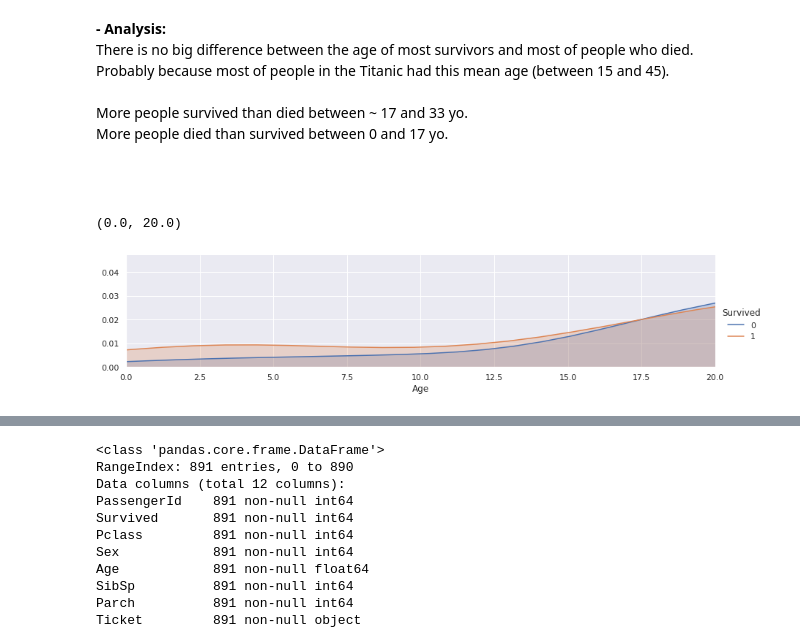
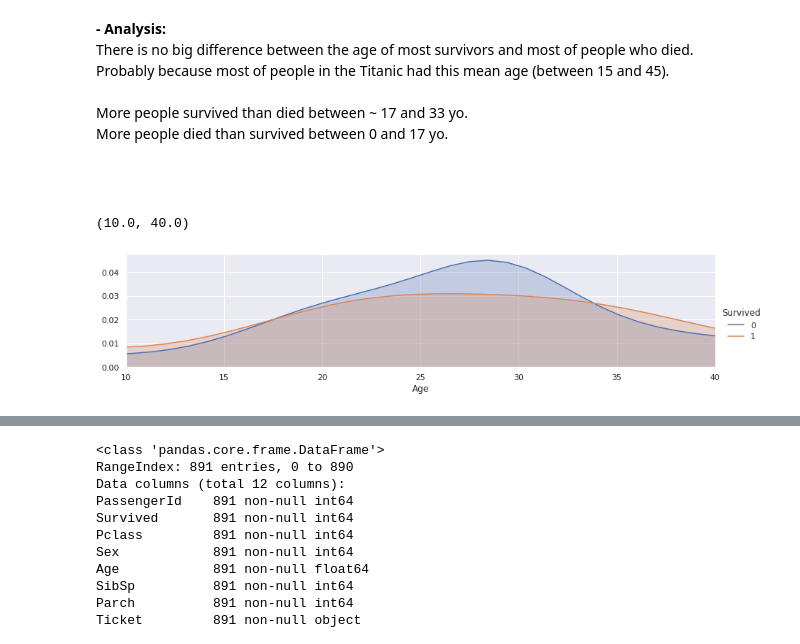
Before and after one commit to gabrielatrindade/ml-playground, a Jupyter notebook: projects/titanic/titanic.ipynb, the cells around one changed output, grey strips where cells are left out. Cells and saved outputs as stored; diff of their text form; code cells hidden in the pictures.

```diff
--- a/projects/titanic/titanic.ipynb
+++ b/projects/titanic/titanic.ipynb
@@ -469,9 +471,9 @@ More people died than survived between 0 and 17 yo.
 # %%
 facet = sns.FacetGrid(train, hue="Survived",aspect=4)
 facet.map(sns.kdeplot,'Age',shade= True)
 facet.set(xlim=(0, train['Age'].max()))
 facet.add_legend()
-plt.xlim(0, 20)
+plt.xlim(10, 40)
 # %% [output]
-(0.0, 20.0)
+(10.0, 40.0)
-[figure, old version]
+[figure, new version]
```
Also changed, not shown: parts of 7 cells of this notebook.
